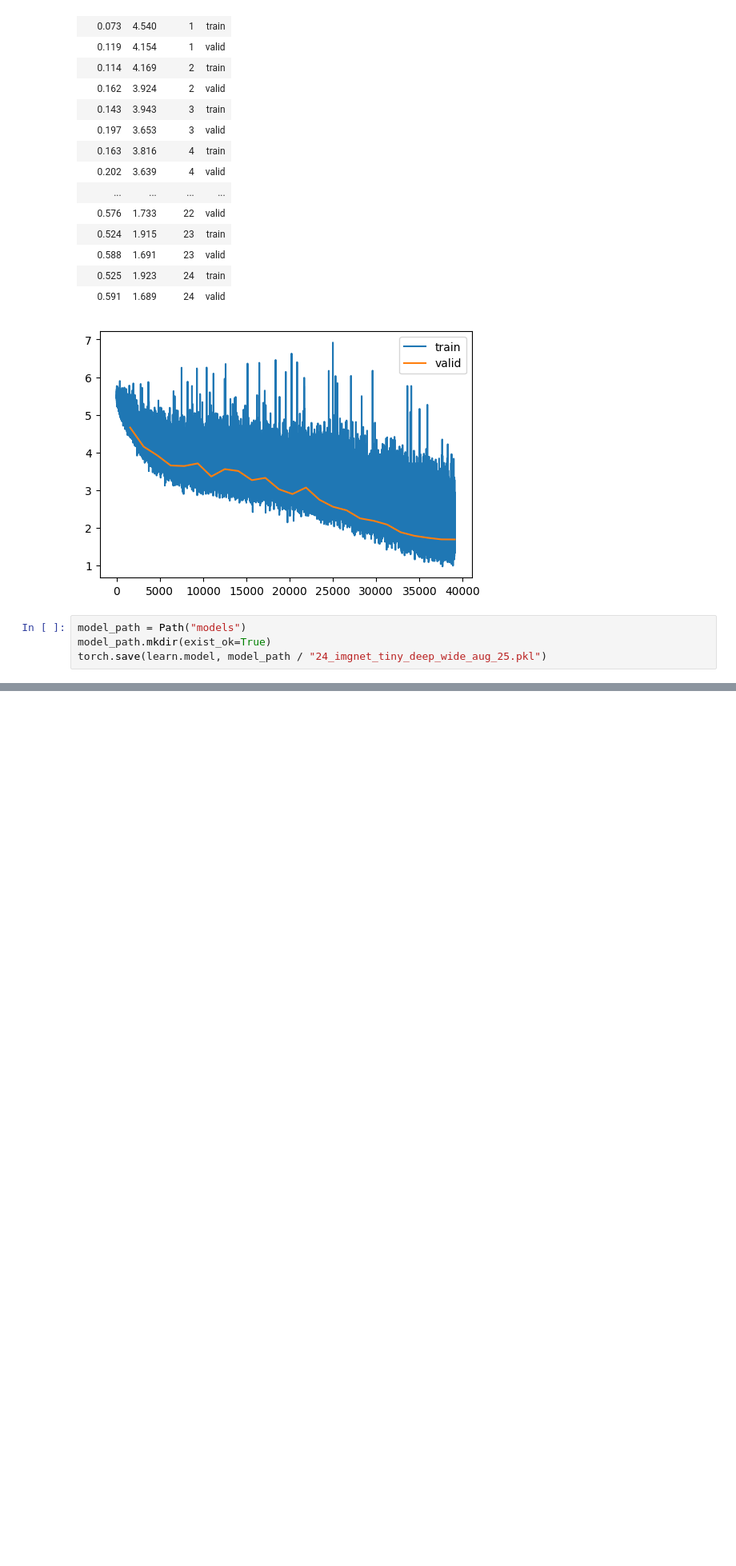
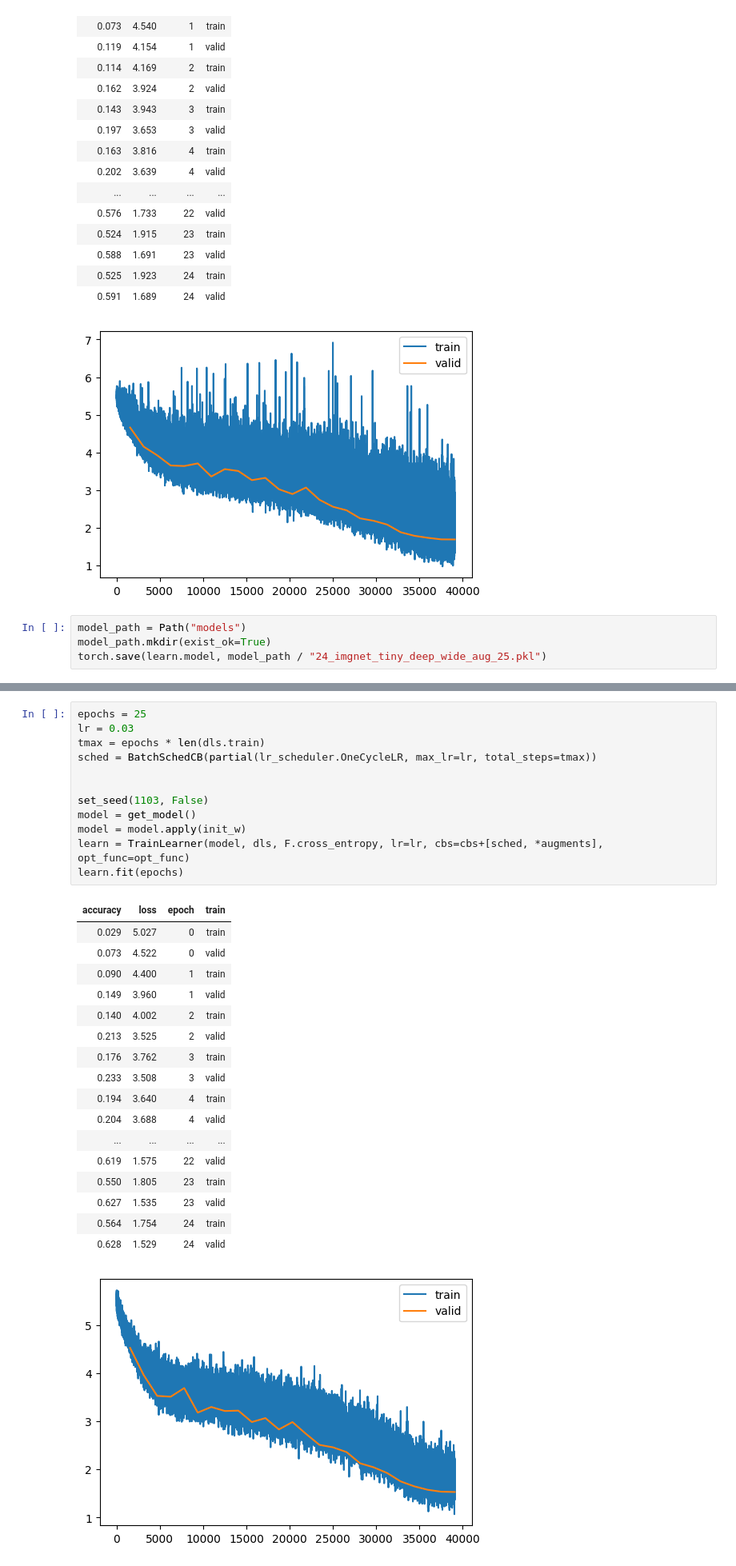
Before and after one commit to daniilgaltsev/fastai_course, a Jupyter notebook: nbs/24_imgnet_tiny.ipynb, the cells around one changed output, grey strips where cells are left out. Shown at 80% size. Cells and saved outputs as stored; diff of their text form; blank space fills up the shorter version.

```diff
--- a/nbs/24_imgnet_tiny.ipynb
+++ b/nbs/24_imgnet_tiny.ipynb
@@ -623,0 +674,31 @@ torch.save(learn.model, model_path / "24_imgnet_tiny_deep_wide_aug_25.pkl")
+# %%
+epochs = 25
+lr = 0.03
+tmax = epochs * len(dls.train)
+sched = BatchSchedCB(partial(lr_scheduler.OneCycleLR, max_lr=lr, total_steps=tmax))
+
+
+set_seed(1103, False)
+model = get_model()
+model = model.apply(init_w)
+learn = TrainLearner(model, dls, F.cross_entropy, lr=lr, cbs=cbs+[sched, *augments], opt_func=opt_func)
+learn.fit(epochs)
+# %% [output]
+| accuracy | loss | epoch | train |
+| 0.029 | 5.027 | 0 | train |
+| 0.073 | 4.522 | 0 | valid |
+| 0.090 | 4.400 | 1 | train |
+| 0.149 | 3.960 | 1 | valid |
+| 0.140 | 4.002 | 2 | train |
+| 0.213 | 3.525 | 2 | valid |
+| 0.176 | 3.762 | 3 | train |
+| 0.233 | 3.508 | 3 | valid |
+| 0.194 | 3.640 | 4 | train |
+| 0.204 | 3.688 | 4 | valid |
+| ... | ... | ... | ... |
+| 0.619 | 1.575 | 22 | valid |
+| 0.550 | 1.805 | 23 | train |
+| 0.627 | 1.535 | 23 | valid |
+| 0.564 | 1.754 | 24 | train |
+| 0.628 | 1.529 | 24 | valid |
+[figure, added]
```
Also changed, not shown: parts of 7 cells of this notebook, 1 other file.
